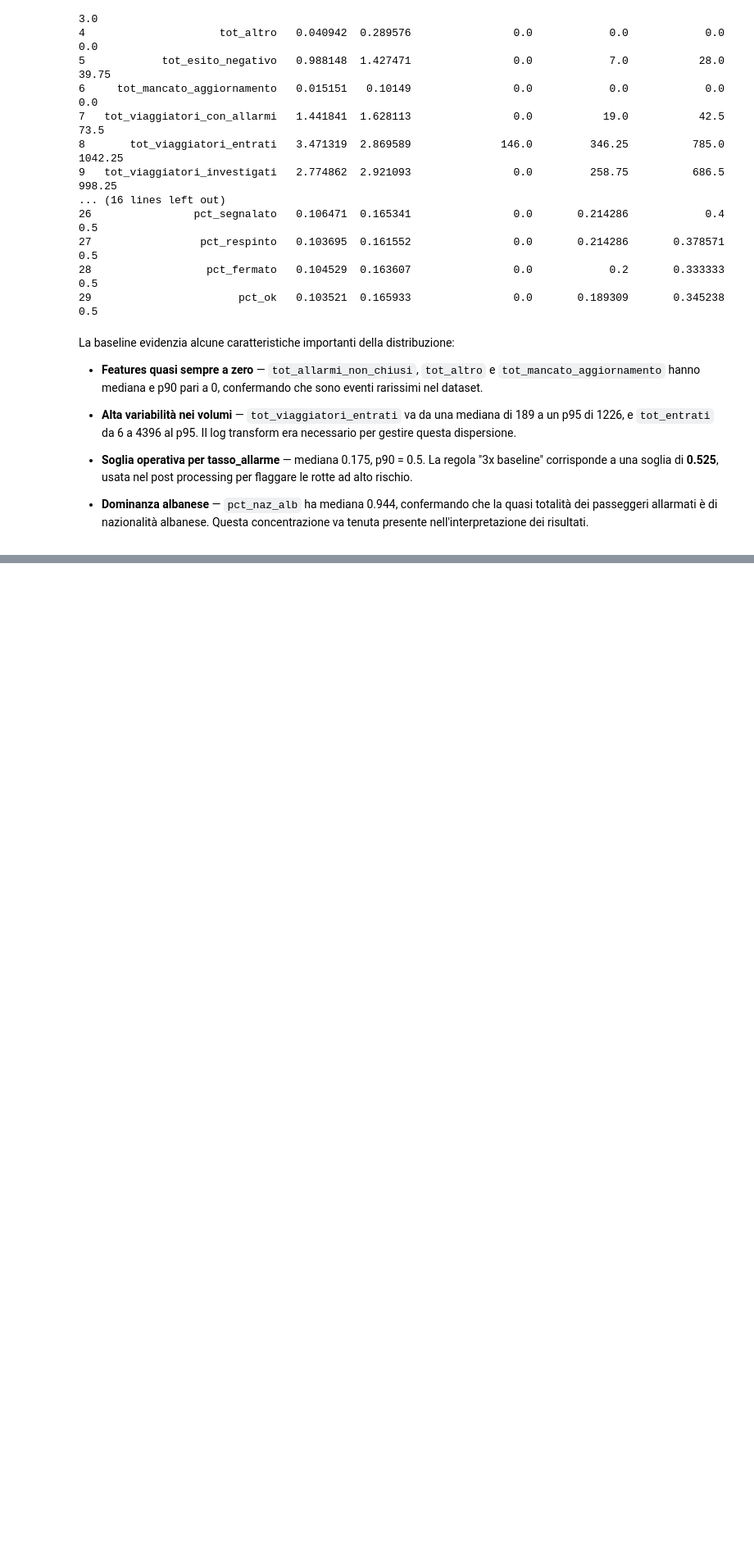
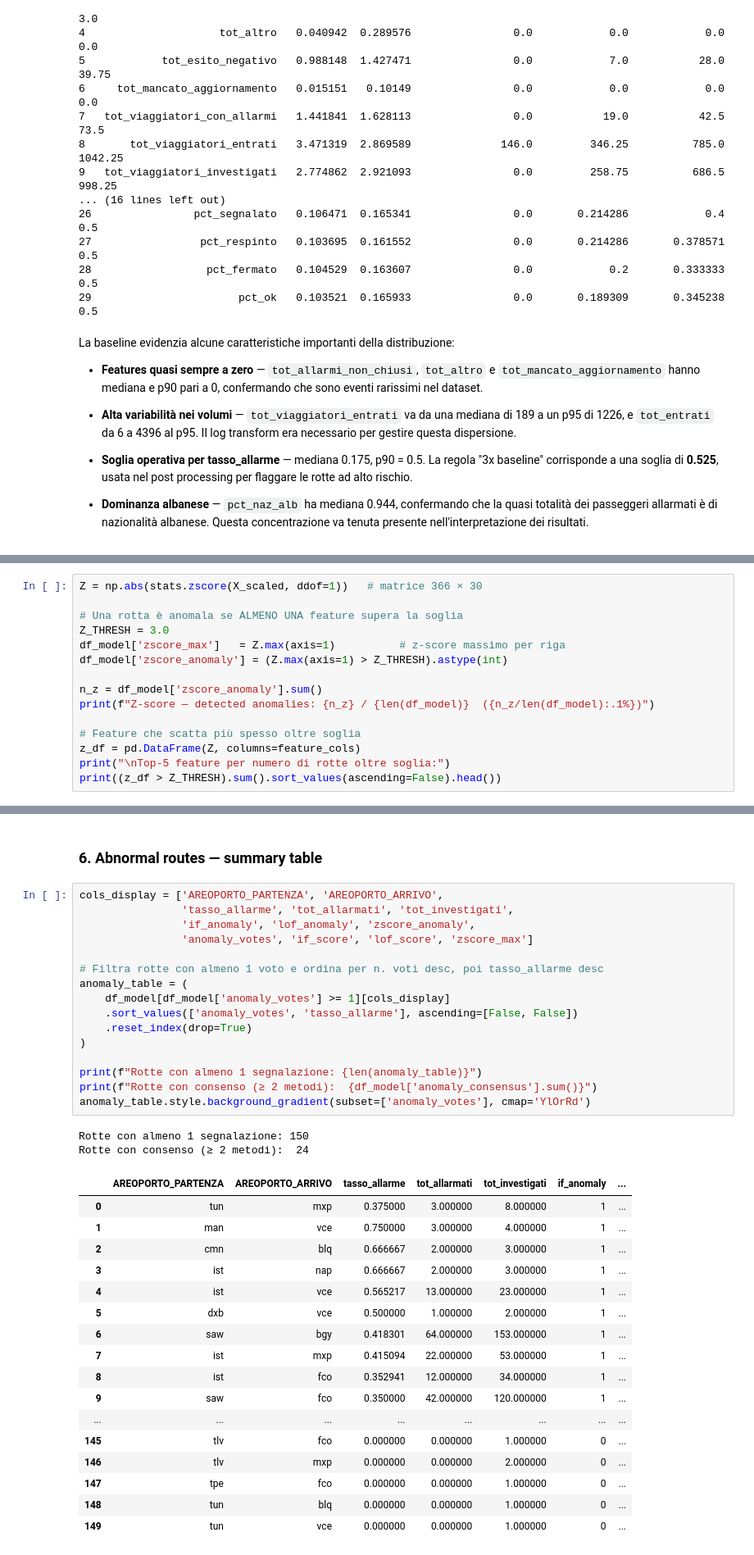
Before and after one commit to stefanotractor/FBI-Agents-817541, a Jupyter notebook: main.ipynb, the cells around one changed output, grey strips where cells are left out. Shown at 82% size. Drawn from its saved outputs; the diff is of its cells as text; blank space fills up the shorter version.

```diff
--- a/main.ipynb
+++ b/main.ipynb
@@ -2544,0 +2629,15 @@ La baseline evidenzia alcune caratteristiche importanti della distribuzione:
+# %%
+Z = np.abs(stats.zscore(X_scaled, ddof=1))   # matrice 366 × 30
+
+# Una rotta è anomala se ALMENO UNA feature supera la soglia
+Z_THRESH = 3.0
+df_model['zscore_max']   = Z.max(axis=1)          # z-score massimo per riga
+df_model['zscore_anomaly'] = (Z.max(axis=1) > Z_THRESH).astype(int)
+
+n_z = df_model['zscore_anomaly'].sum()
+print(f"Z-score — detected anomalies: {n_z} / {len(df_model)}  ({n_z/len(df_model):.1%})")
+
+# Feature che scatta più spesso oltre soglia
+z_df = pd.DataFrame(Z, columns=feature_cols)
+print("\nTop-5 feature per numero di rotte oltre soglia:")
+print((z_df > Z_THRESH).sum().sort_values(ascending=False).head())
@@ -2544,0 +2750,38 @@ La baseline evidenzia alcune caratteristiche importanti della distribuzione:
+# %% [markdown]
+### 6. Abnormal routes — summary table
+# %%
+cols_display = ['AREOPORTO_PARTENZA', 'AREOPORTO_ARRIVO',
+                'tasso_allarme', 'tot_allarmati', 'tot_investigati',
+                'if_anomaly', 'lof_anomaly', 'zscore_anomaly',
+                'anomaly_votes', 'if_score', 'lof_score', 'zscore_max']
+
+# Filtra rotte con almeno 1 voto e ordina per n. voti desc, poi tasso_allarme desc
+anomaly_table = (
+    df_model[df_model['anomaly_votes'] >= 1][cols_display]
+    .sort_values(['anomaly_votes', 'tasso_allarme'], ascending=[False, False])
+    .reset_index(drop=True)
+)
+
+print(f"Rotte con almeno 1 segnalazione: {len(anomaly_table)}")
+print(f"Rotte con consenso (≥ 2 metodi):  {df_model['anomaly_consensus'].sum()}")
+anomaly_table.style.background_gradient(subset=['anomaly_votes'], cmap='YlOrRd')
+# %% [output]
+Rotte con almeno 1 segnalazione: 150
+Rotte con consenso (≥ 2 metodi):  24
+|  | AREOPORTO_PARTENZA | AREOPORTO_ARRIVO | tasso_allarme | tot_allarmati | tot_investigati | if_anomaly | ... |
+| 0 | tun | mxp | 0.375000 | 3.000000 | 8.000000 | 1 | ... |
+| 1 | man | vce | 0.750000 | 3.000000 | 4.000000 | 1 | ... |
+| 2 | cmn | blq | 0.666667 | 2.000000 | 3.000000 | 1 | ... |
+| 3 | ist | nap | 0.666667 | 2.000000 | 3.000000 | 1 | ... |
+| 4 | ist | vce | 0.565217 | 13.000000 | 23.000000 | 1 | ... |
+| 5 | dxb | vce | 0.500000 | 1.000000 | 2.000000 | 1 | ... |
+| 6 | saw | bgy | 0.418301 | 64.000000 | 153.000000 | 1 | ... |
+| 7 | ist | mxp | 0.415094 | 22.000000 | 53.000000 | 1 | ... |
+| 8 | ist | fco | 0.352941 | 12.000000 | 34.000000 | 1 | ... |
+| 9 | saw | fco | 0.350000 | 42.000000 | 120.000000 | 1 | ... |
+| ... | ... | ... | ... | ... | ... | ... | ... |
+| 145 | tlv | fco | 0.000000 | 0.000000 | 1.000000 | 0 | ... |
+| 146 | tlv | mxp | 0.000000 | 0.000000 | 2.000000 | 0 | ... |
+| 147 | tpe | fco | 0.000000 | 0.000000 | 1.000000 | 0 | ... |
+| 148 | tun | blq | 0.000000 | 0.000000 | 1.000000 | 0 | ... |
+| 149 | tun | vce | 0.000000 | 0.000000 | 1.000000 | 0 | ... |
```
Also changed, not shown: parts of 19 cells of this notebook.
